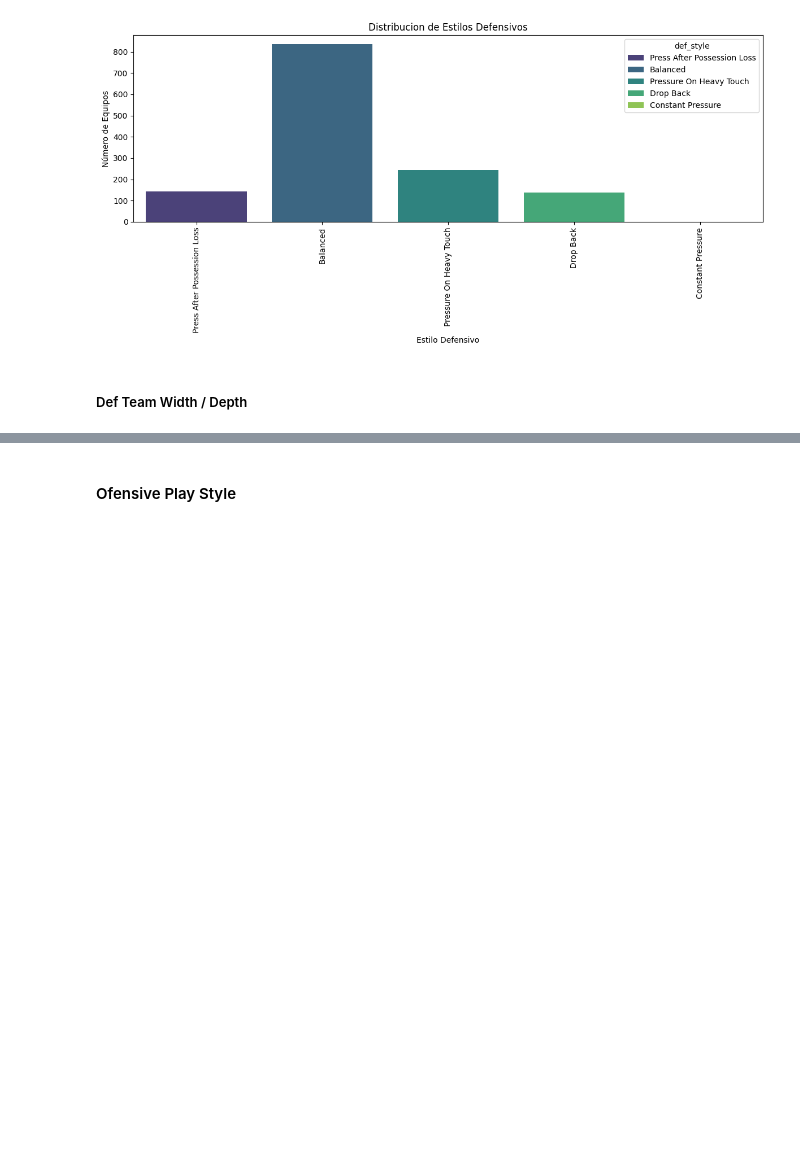
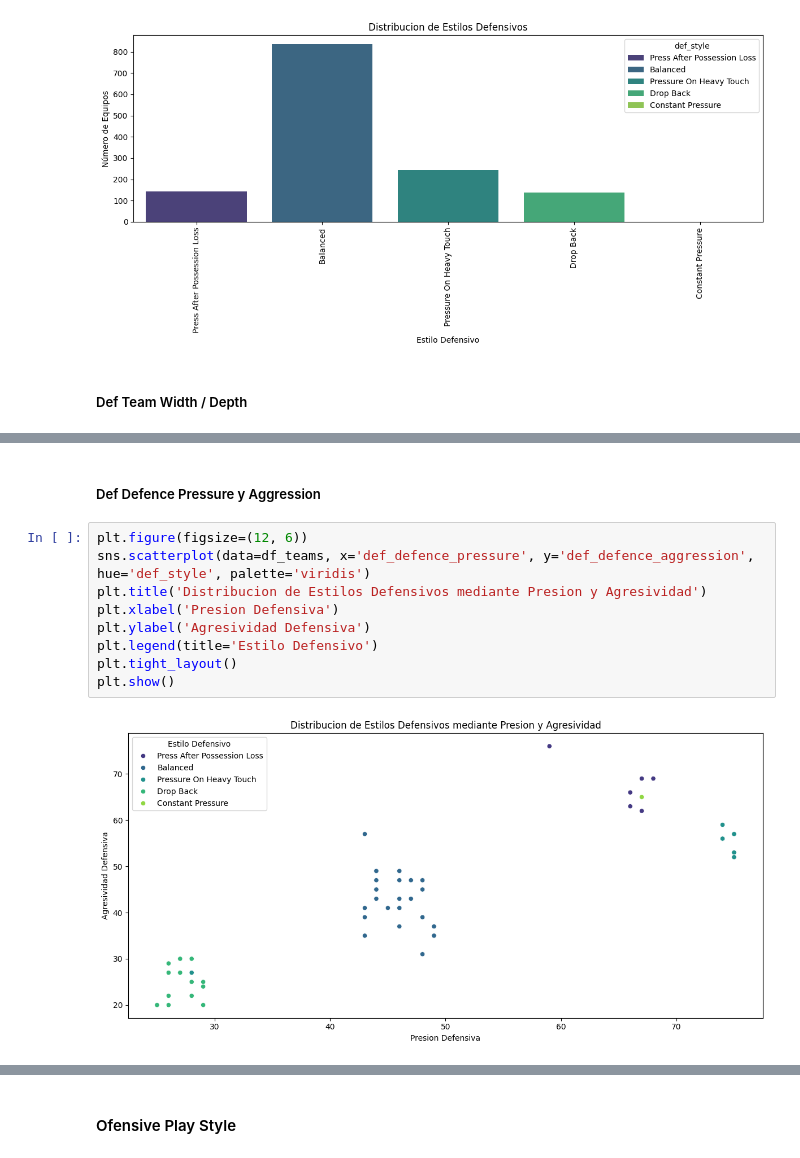
Before and after one commit to Tomaslopera/Fifa_Analysis, a Jupyter notebook: fifa23_analysis.ipynb, the cells around one changed output, grey strips where cells are left out. Cells and saved outputs as stored; diff of their text form; blank space fills up the shorter version.

```diff
--- a/fifa23_analysis.ipynb
+++ b/fifa23_analysis.ipynb
@@ -313,0 +365,13 @@ plt.show()
+# %% [markdown]
+##### Def Defence Pressure y Aggression
+# %%
+plt.figure(figsize=(12, 6))
+sns.scatterplot(data=df_teams, x='def_defence_pressure', y='def_defence_aggression', hue='def_style', palette='viridis')
+plt.title('Distribucion de Estilos Defensivos mediante Presion y Agresividad')
+plt.xlabel('Presion Defensiva')
+plt.ylabel('Agresividad Defensiva')
+plt.legend(title='Estilo Defensivo')
+plt.tight_layout()
+plt.show()
+# %% [output]
+[figure, added]
```
Also changed, not shown: parts of 16 cells of this notebook.
